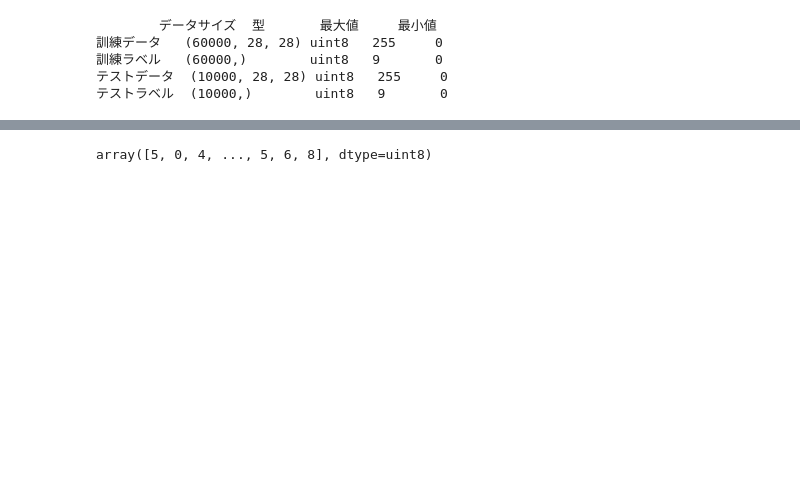
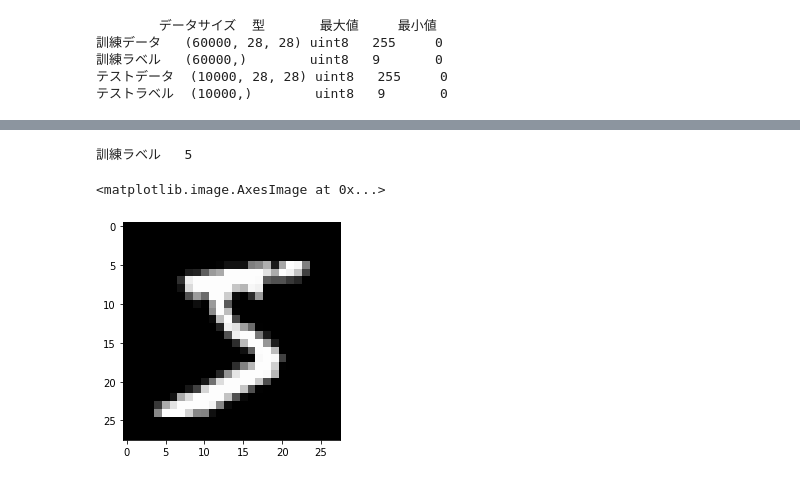
Before and after one commit to m-hironori/learing-keras, a Jupyter notebook: 1_モデル作成の基本(MNISTデータで手書き文字認識).ipynb, the cells around one changed output, grey strips where cells are left out. Saved outputs shown, nothing was run; the diff lists cells and outputs as text; code cells hidden in the pictures; blank space fills up the shorter version.

```diff
--- a/1_モデル作成の基本(MNISTデータで手書き文字認識).ipynb
+++ b/1_モデル作成の基本(MNISTデータで手書き文字認識).ipynb
@@ -103,4 +92,9 @@ print(f"テストラベル\t{test_labels.shape}\t{test_labels.dtype}\t{test_labe
-# %%
-train_labels
-# %% [output]
-array([5, 0, 4, ..., 5, 6, 8], dtype=uint8)
+# %%
+print(f"訓練ラベル\t{train_labels[0]}")
+import matplotlib.pyplot as plt
+
+plt.imshow(train_images[0], cmap='gray')
+# %% [output]
+訓練ラベル   5
+<matplotlib.image.AxesImage at 0x...>
+[figure, added]
```
Also changed, not shown: parts of 34 cells of this notebook.
